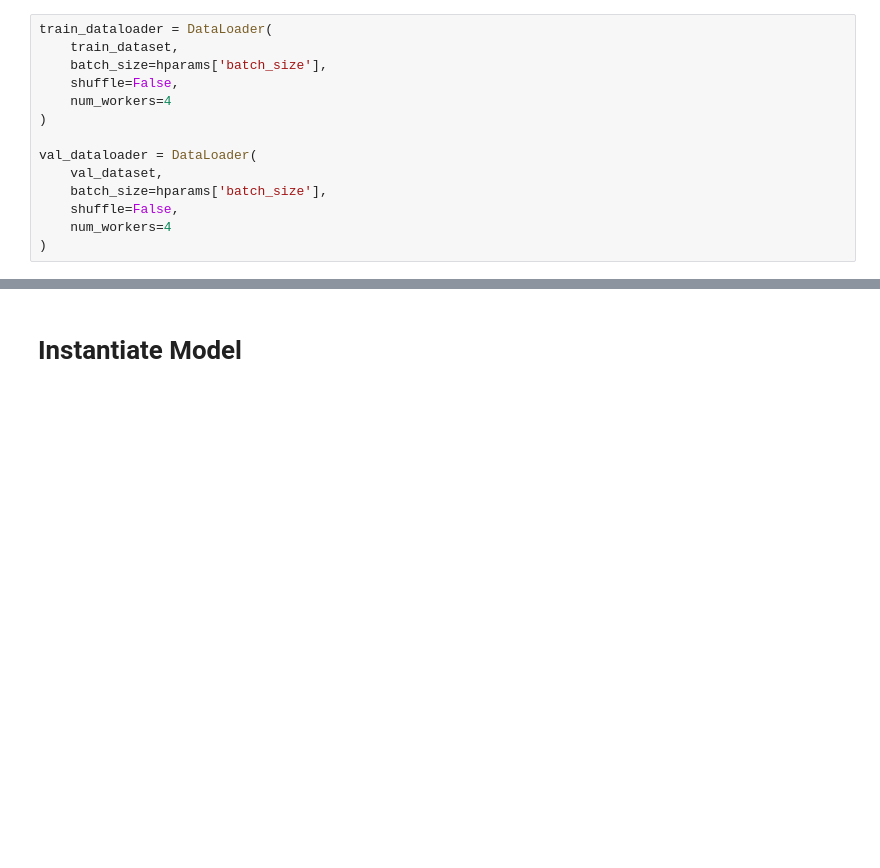
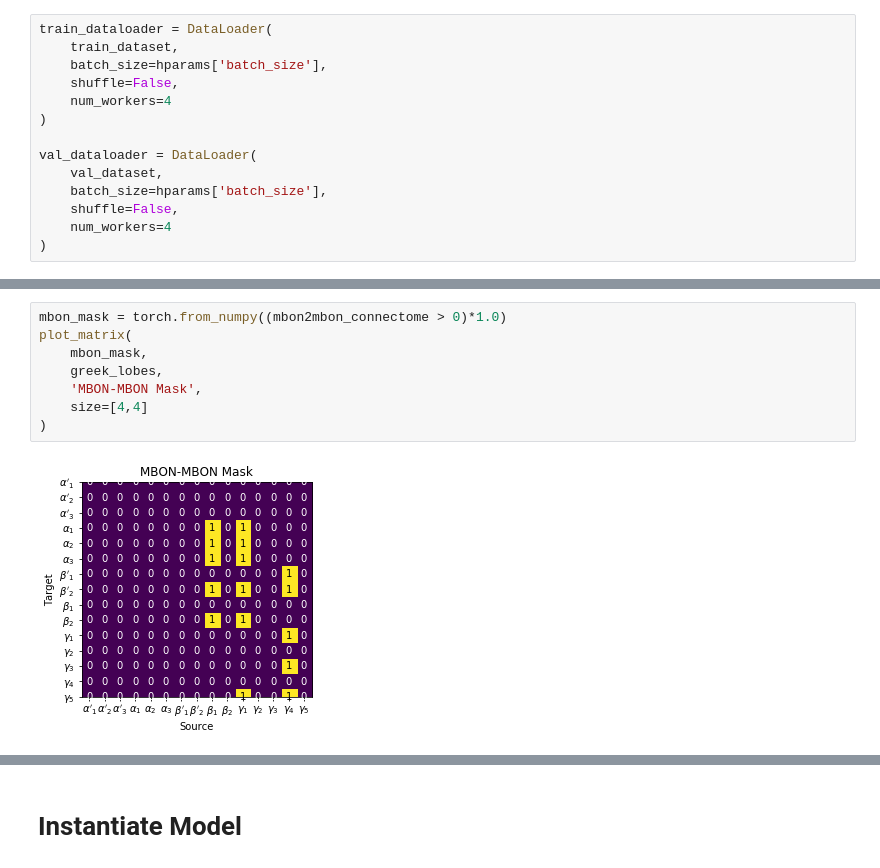
Before and after one commit to Jake-Jay/mushroom-body-models, a Jupyter notebook: RNN/train_rnn.ipynb, the cells around one changed output, grey strips where cells are left out. Drawn from its saved outputs; the diff is of its cells as text; blank space fills up the shorter version.

```diff
--- a/RNN/train_rnn.ipynb
+++ b/RNN/train_rnn.ipynb
@@ -71,0 +121,10 @@ val_dataloader = DataLoader(
+# %%
+mbon_mask = torch.from_numpy((mbon2mbon_connectome > 0)*1.0)
+plot_matrix(
+    mbon_mask,
+    greek_lobes,
+    'MBON-MBON Mask',
+    size=[4,4]
+)
+# %% [output]
+[figure, added]
```
Also changed, not shown: parts of 19 cells of this notebook, 3 other files.
